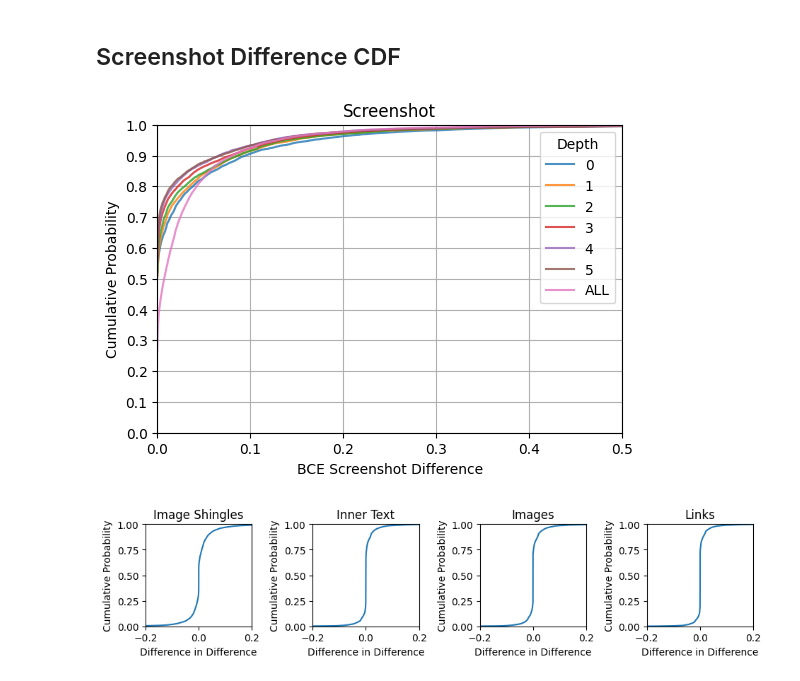
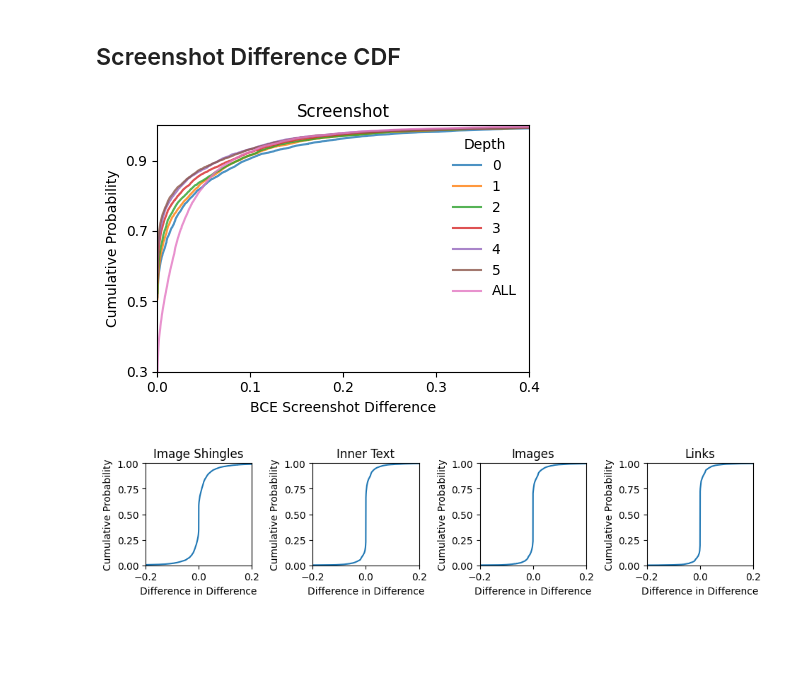
Before and after one commit to maxwellmlin/cookie-classify, a Jupyter notebook: classification_algo.ipynb, the cells around one changed output. Cells and saved outputs as stored; diff of their text form; code cells hidden in the pictures; blank space fills up the shorter version.

```diff
--- a/classification_algo.ipynb
+++ b/classification_algo.ipynb
@@ -319,7 +319,7 @@ click_failures
 {'button': 1831, 'link': 17645, 'onclick': 942, 'pointer': 21340}
 # %%
 # Set up the figure and axes
-fig, axs = plt.subplots(1, 2, figsize=(5, 2.5))
+fig, axs = plt.subplots(1, 2, figsize=(4.8, 3.2))
 
 # Iterate over each data set
 for i, (freq_dict, title) in enumerate([(click_types, "All Clickable Elements"), (click_failures, "Failed Clickable Elements")]):
@@ -348,5 +348,5 @@ for i, (freq_dict, title) in enumerate([(click_types, "All Clickable Elements"),
 
 # Show the plot
 plt.tight_layout()
-plt.savefig(FIGURE_PATH / f'clickable_elements.png', bbox_inches='tight', dpi=600, facecolor='white')
+plt.savefig(FIGURE_PATH / f'clickable_elements.svg', bbox_inches='tight', dpi=600, facecolor='white', format='svg')
 # %% [output]
@@ -631,25 +631,26 @@ Successful domains extracted: 7490/7490
 # %%
 names = {
     "bce_diff": "Screenshot",
 }
 
 for diff_type in names:
-    axis = [0, 0.5, 0, 1]
-    plt.figure(figsize=(6, 4))
+    axis = [0, 0.4, 0.3, 1]
+    plt.figure(figsize=(4.8, 3.2))
     for label, values in unraveled_domains[diff_type].items():
         df = get_cdf_df(values)
         plt.plot(df['value'], df['cdf'], label=label, alpha=0.8)
     plt.axis(axis)
     plt.ylabel('Cumulative Probability')
-    plt.yticks(np.arange(0, 1+0.1, 0.1))
-    plt.grid(visible=True)
+    plt.yticks(np.arange(0.3, 1+0.1, 0.2))
+    plt.xticks(np.arange(0, 0.4+0.1, 0.1))
+    # plt.grid(visible=True)
     plt.legend()
     plt.title(names[diff_type])
     plt.xlabel('BCE Screenshot Difference')
-    plt.legend().set_title("Depth")
-    plt.savefig(FIGURE_PATH / f'{diff_type}.png', bbox_inches='tight', dpi=600, facecolor='white')
+    plt.legend(frameon=False).set_title("Depth")
+    plt.savefig(FIGURE_PATH / f'{diff_type}.svg', bbox_inches='tight', dpi=600, facecolor='white', format="svg")
 # %% [output]
-[figure, old version]
+[figure, new version]
 # %%
 names = {
     "shingle_did": "Image Shingles",
```
Also changed, not shown: parts of 3 cells of this notebook, 12 other files.
